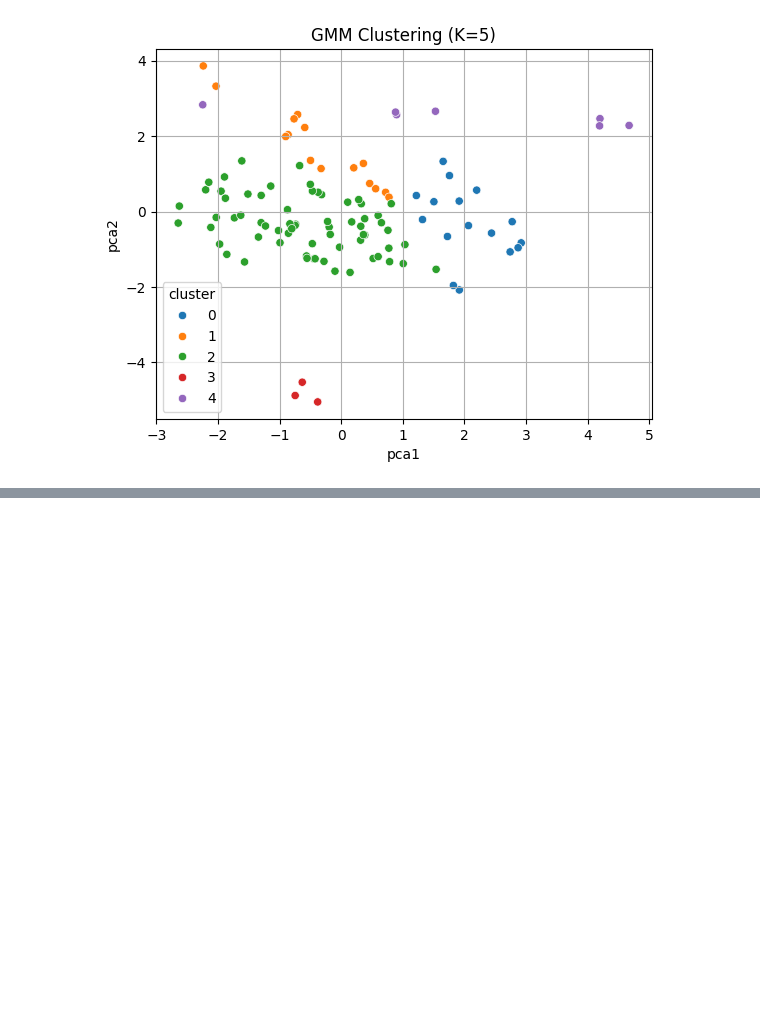
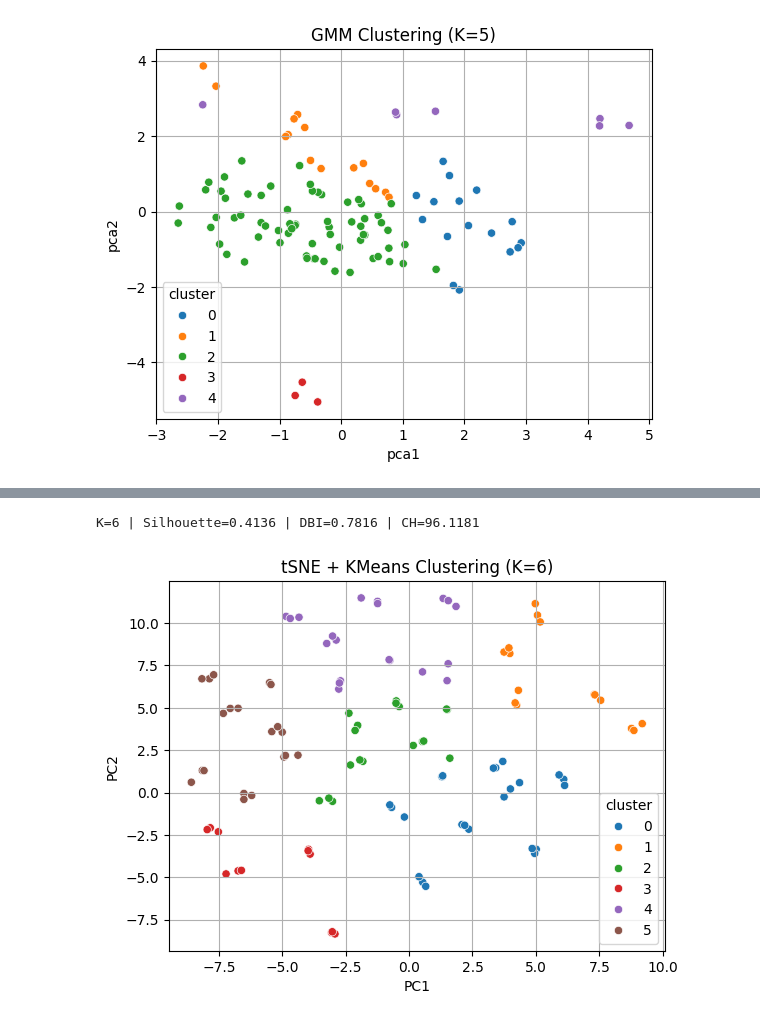
Before and after one commit to SP-2112/Advanced_Soybean_Agricultural_Dataset_Analysis_CS209_TermProject, a Jupyter notebook: Code_Notebooks/05_tsne_kmeans_and_gmm_clustering.ipynb, the cells around one changed output, grey strips where cells are left out. Saved outputs shown, nothing was run; the diff lists cells and outputs as text; code cells hidden in the pictures; blank space fills up the shorter version.

Commit message:
Notebook 5: Added analysis for 3_one_hot_encoded.csv

```diff
--- a/Code_Notebooks/05_tsne_kmeans_and_gmm_clustering.ipynb
+++ b/Code_Notebooks/05_tsne_kmeans_and_gmm_clustering.ipynb
@@ -95,0 +113,44 @@ plt.show()
+# %%
+# Load and prepare data
+import pandas as pd
+from sklearn.preprocessing import StandardScaler
+
+full_data = pd.read_csv('3_one_hot_encoded.csv')
+data_v2 = full_data.iloc[:, 2:]  # Exclude ID & Parameters
+
+# Standardize
+scaler = StandardScaler()
+scaled_data = pd.DataFrame(scaler.fit_transform(data_v2), columns=data_v2.columns)
+# %%
+# 🔍 t-SNE + KMeans
+import pandas as pd
+from sklearn.manifold import TSNE
+from sklearn.metrics import calinski_harabasz_score, davies_bouldin_score
+from sklearn.cluster import KMeans
+from sklearn.metrics import silhouette_score
+import matplotlib.pyplot as plt
+import seaborn as sns
+from sklearn.model_selection import ParameterGrid
+
+# Use same scaled data
+tsne = TSNE(n_components=2, perplexity=30, learning_rate=200, random_state=42)
+tsne_data = pd.DataFrame(tsne.fit_transform(scaled_data), columns=["PC1", "PC2"])
+
+k = 6
+kmeans_tsne = KMeans(n_clusters=k, random_state=42)
+tsne_data["cluster"] = kmeans_tsne.fit_predict(tsne_data)
+
+# Scores
+sil = silhouette_score(tsne_data, tsne_data["cluster"])
+dbi = davies_bouldin_score(tsne_data, tsne_data["cluster"])
+ch = calinski_harabasz_score(tsne_data, tsne_data["cluster"])
+print(f"K={k} | Silhouette={sil:.4f} | DBI={dbi:.4f} | CH={ch:.4f}")
+
+# Plot
+sns.scatterplot(data=tsne_data, x='PC1', y='PC2', hue='cluster', palette='tab10')
+plt.title(f'tSNE + KMeans Clustering (K={k})')
+plt.grid(True)
+plt.show()
+# %% [output]
+K=6 | Silhouette=0.4136 | DBI=0.7816 | CH=96.1181
+[figure, added]
```
Also changed, not shown: parts of 6 cells of this notebook.
